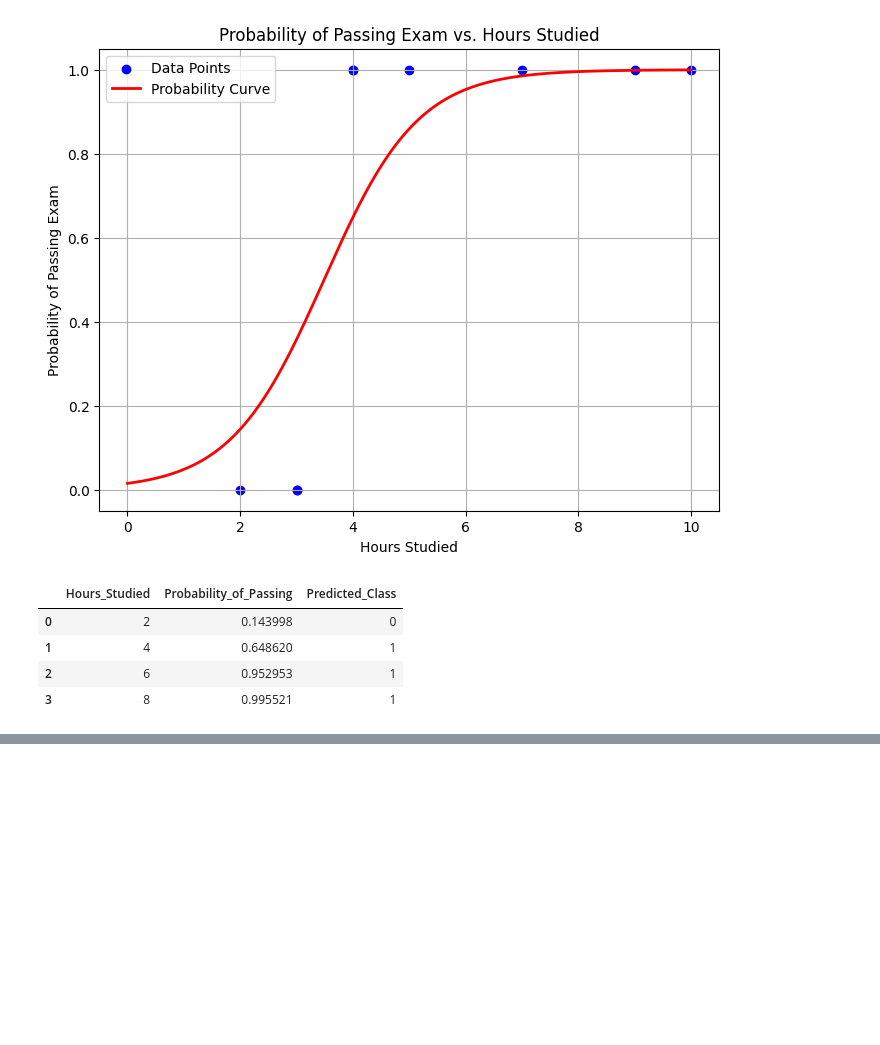
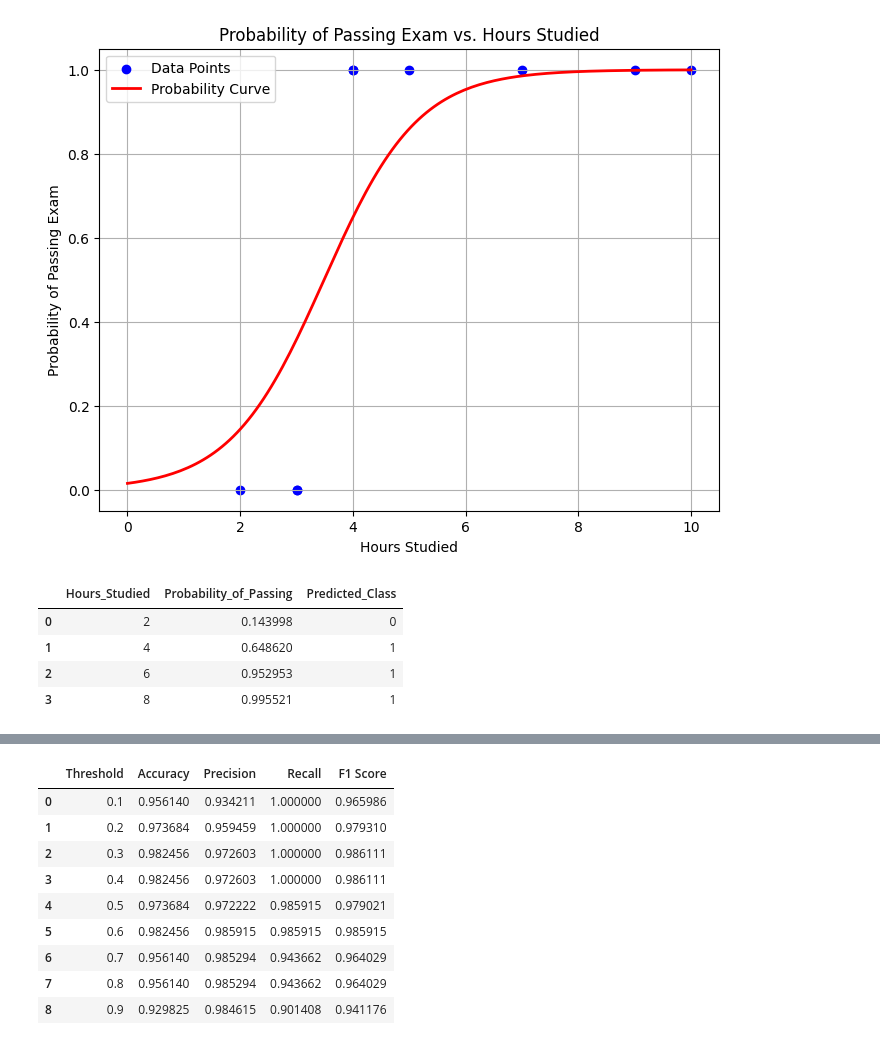
Before and after one commit to MuizSarwar/learnML, a Jupyter notebook: (Simple)Logistic_Regression.ipynb, the cells around one changed output, grey strips where cells are left out. Drawn from its saved outputs; the diff is of its cells as text; code cells hidden in the pictures; blank space fills up the shorter version.

```diff
--- a/(Simple)Logistic_Regression.ipynb
+++ b/(Simple)Logistic_Regression.ipynb
@@ -100,0 +183,24 @@ example_result_df
+# %%
+#Try different threshold
+thresholds = np.linspace(0.1,0.9,9)
+rows = []
+for thresh in thresholds:
+  acc = accuracy_score(y_test, y_test_proba >= thresh)
+  prec = precision_score(y_test, y_test_proba >= thresh)
+  rec = recall_score(y_test, y_test_proba >= thresh)
+  f1 = f1_score(y_test, y_test_proba >= thresh)
+  rows.append([thresh, acc, prec, rec, f1])
+
+df_metrics = pd.DataFrame(rows, columns=['Threshold', 'Accuracy', 'Precision', 'Recall', 'F1 Score'])
+df_metrics
+# %% [output]
+|  | Threshold | Accuracy | Precision | Recall | F1 Score |
+| 0 | 0.1 | 0.956140 | 0.934211 | 1.000000 | 0.965986 |
+| 1 | 0.2 | 0.973684 | 0.959459 | 1.000000 | 0.979310 |
+| 2 | 0.3 | 0.982456 | 0.972603 | 1.000000 | 0.986111 |
+| 3 | 0.4 | 0.982456 | 0.972603 | 1.000000 | 0.986111 |
+| 4 | 0.5 | 0.973684 | 0.972222 | 0.985915 | 0.979021 |
+| 5 | 0.6 | 0.982456 | 0.985915 | 0.985915 | 0.985915 |
+| 6 | 0.7 | 0.956140 | 0.985294 | 0.943662 | 0.964029 |
+| 7 | 0.8 | 0.956140 | 0.985294 | 0.943662 | 0.964029 |
+| 8 | 0.9 | 0.929825 | 0.984615 | 0.901408 | 0.941176 |
```
Also changed, not shown: parts of 9 cells of this notebook.
